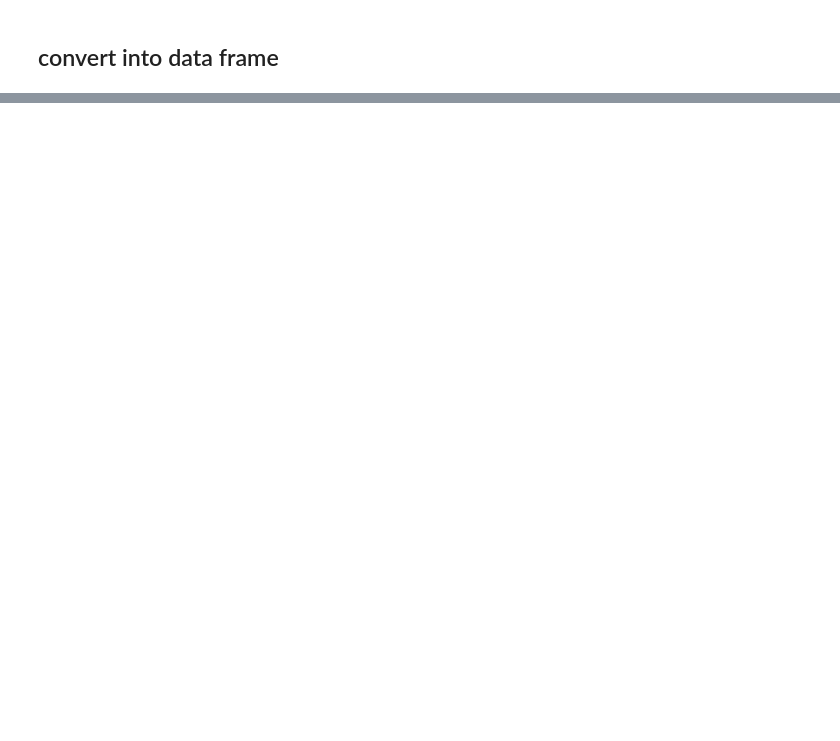
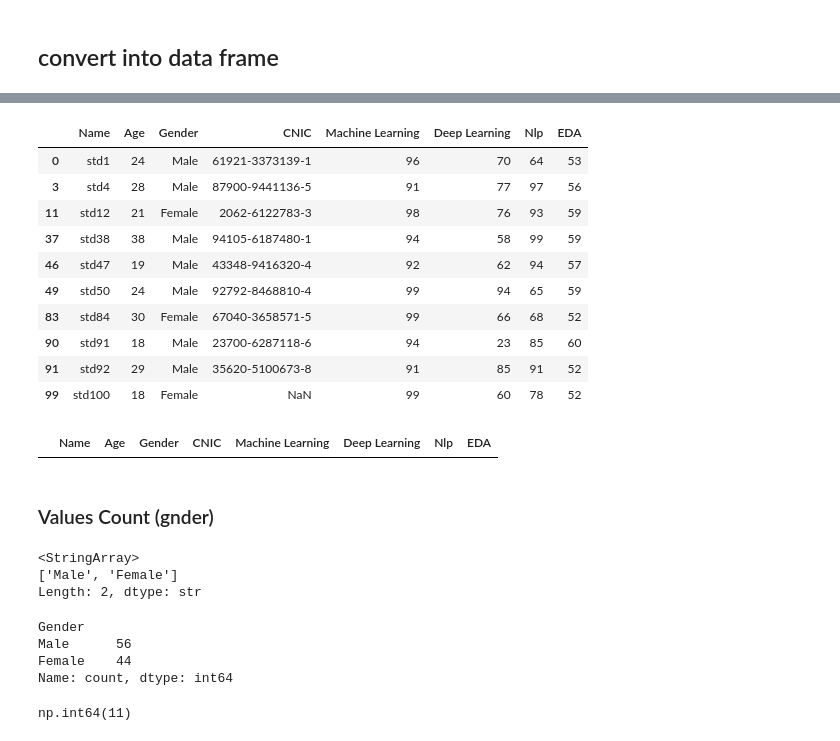
Before and after one commit to jahanzeb001/AI_Course, a Jupyter notebook: notebooks/EDA.ipynb, the cells around one changed output, grey strips where cells are left out. Saved outputs shown, nothing was run; the diff lists cells and outputs as text; code cells hidden in the pictures; blank space fills up the shorter version.

```diff
--- a/notebooks/EDA.ipynb
+++ b/notebooks/EDA.ipynb
@@ -125,0 +176,37 @@ df.to_csv('student_records.csv')
+# %%
+df[df['Machine Learning']>90]
+# %% [output]
+|  | Name | Age | Gender | CNIC | Machine Learning | Deep Learning | Nlp | EDA |
+| 0 | std1 | 24 | Male | 61921-3373139-1 | 96 | 70 | 64 | 53 |
+| 3 | std4 | 28 | Male | 87900-9441136-5 | 91 | 77 | 97 | 56 |
+| 11 | std12 | 21 | Female | 2062-6122783-3 | 98 | 76 | 93 | 59 |
+| 37 | std38 | 38 | Male | 94105-6187480-1 | 94 | 58 | 99 | 59 |
+| 46 | std47 | 19 | Male | 43348-9416320-4 | 92 | 62 | 94 | 57 |
+| 49 | std50 | 24 | Male | 92792-8468810-4 | 99 | 94 | 65 | 59 |
+| 83 | std84 | 30 | Female | 67040-3658571-5 | 99 | 66 | 68 | 52 |
+| 90 | std91 | 18 | Male | 23700-6287118-6 | 94 | 23 | 85 | 60 |
+| 91 | std92 | 29 | Male | 35620-5100673-8 | 91 | 85 | 91 | 52 |
+| 99 | std100 | 18 | Female | NaN | 99 | 60 | 78 | 52 |
+# %%
+df[df['Nlp']<30]
+# %% [output]
+|  | Name | Age | Gender | CNIC | Machine Learning | Deep Learning | Nlp | EDA |
+# %% [markdown]
+###  Values Count (gnder)
+# %%
+df['Gender'].unique()
+# %% [output]
+<StringArray>
+['Male', 'Female']
+Length: 2, dtype: str
+# %%
+df['Gender'].value_counts()
+# %% [output]
+Gender
+Male      56
+Female    44
+Name: count, dtype: int64
+# %%
+(df['EDA'].value_counts()>1).sum()
+# %% [output]
+np.int64(11)
```
Also changed, not shown: parts of 33 cells of this notebook, 2 other files.
